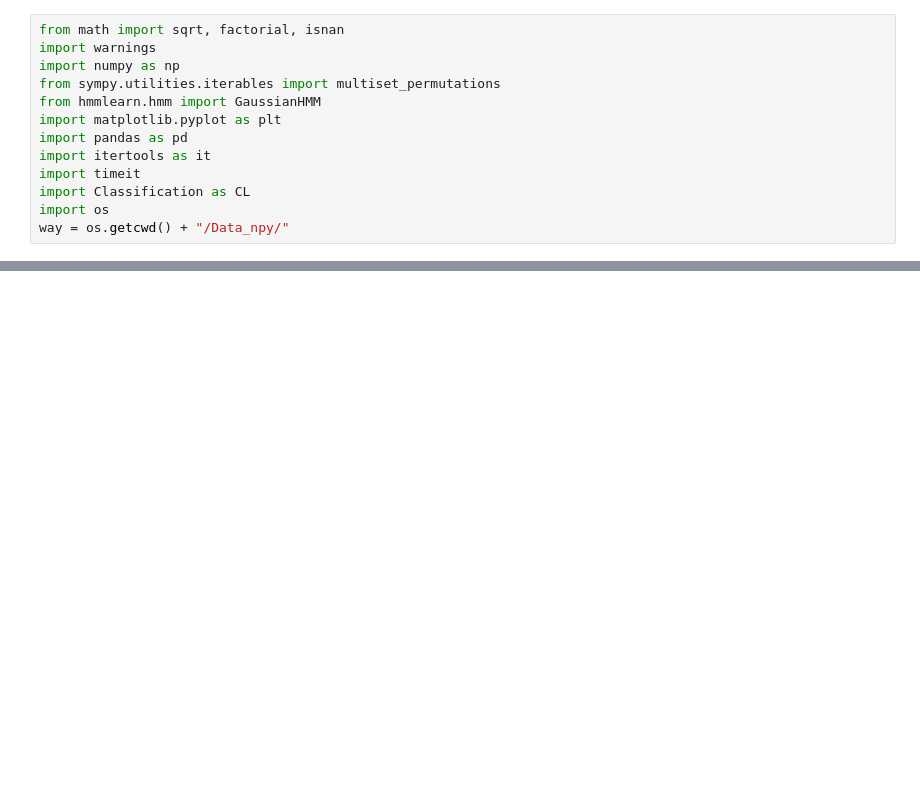
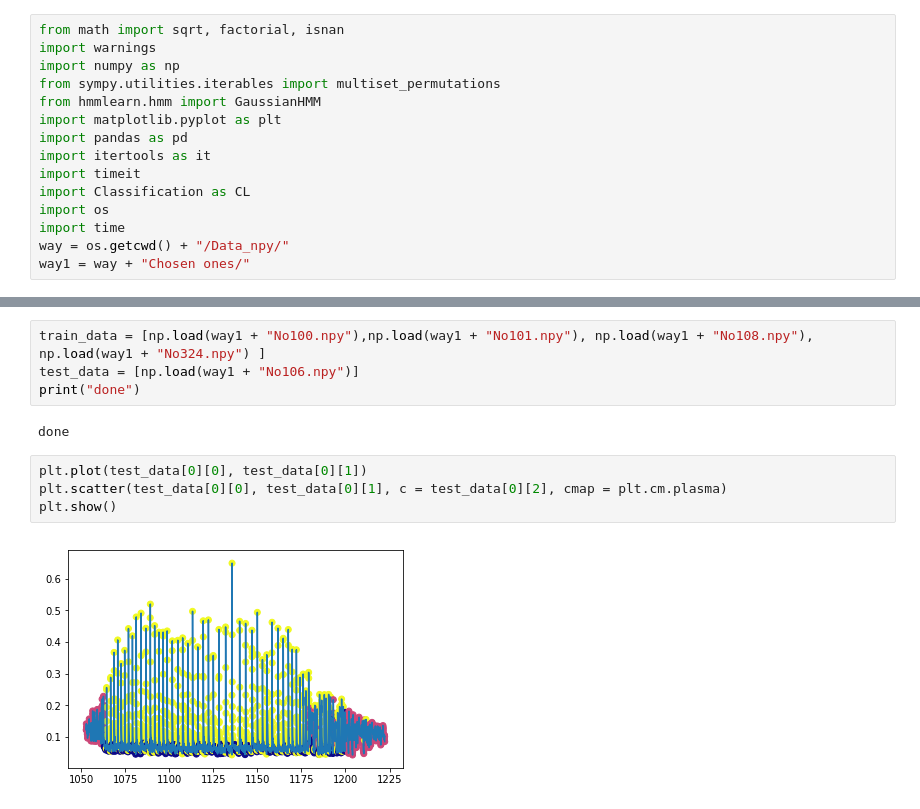
Before and after one commit to TheMrGhostman/Bak_projekt, a Jupyter notebook: Reálná data.ipynb, the cells around one changed output, grey strips where cells are left out. Saved outputs shown, nothing was run; the diff lists cells and outputs as text; blank space fills up the shorter version.

```diff
--- a/Reálná data.ipynb
+++ b/Reálná data.ipynb
@@ -10,4 +10,6 @@ import itertools as it
 import timeit
 import Classification as CL
 import os
+import time
 way = os.getcwd() + "/Data_npy/"
+way1 = way + "Chosen ones/"
@@ -19 +36,13 @@ done
+# %%
+train_data = [np.load(way1 + "No100.npy"),np.load(way1 + "No101.npy"), np.load(way1 + "No108.npy"), np.load(way1 + "No324.npy") ]
+test_data = [np.load(way1 + "No106.npy")]
+print("done")
+# %% [output]
+done
+# %%
+plt.plot(test_data[0][0], test_data[0][1])
+plt.scatter(test_data[0][0], test_data[0][1], c = test_data[0][2], cmap = plt.cm.plasma)
+plt.show()
+# %% [output]
+[figure, added]
 # %%
```
Also changed, not shown: parts of 19 cells of this notebook, 10 other files.
